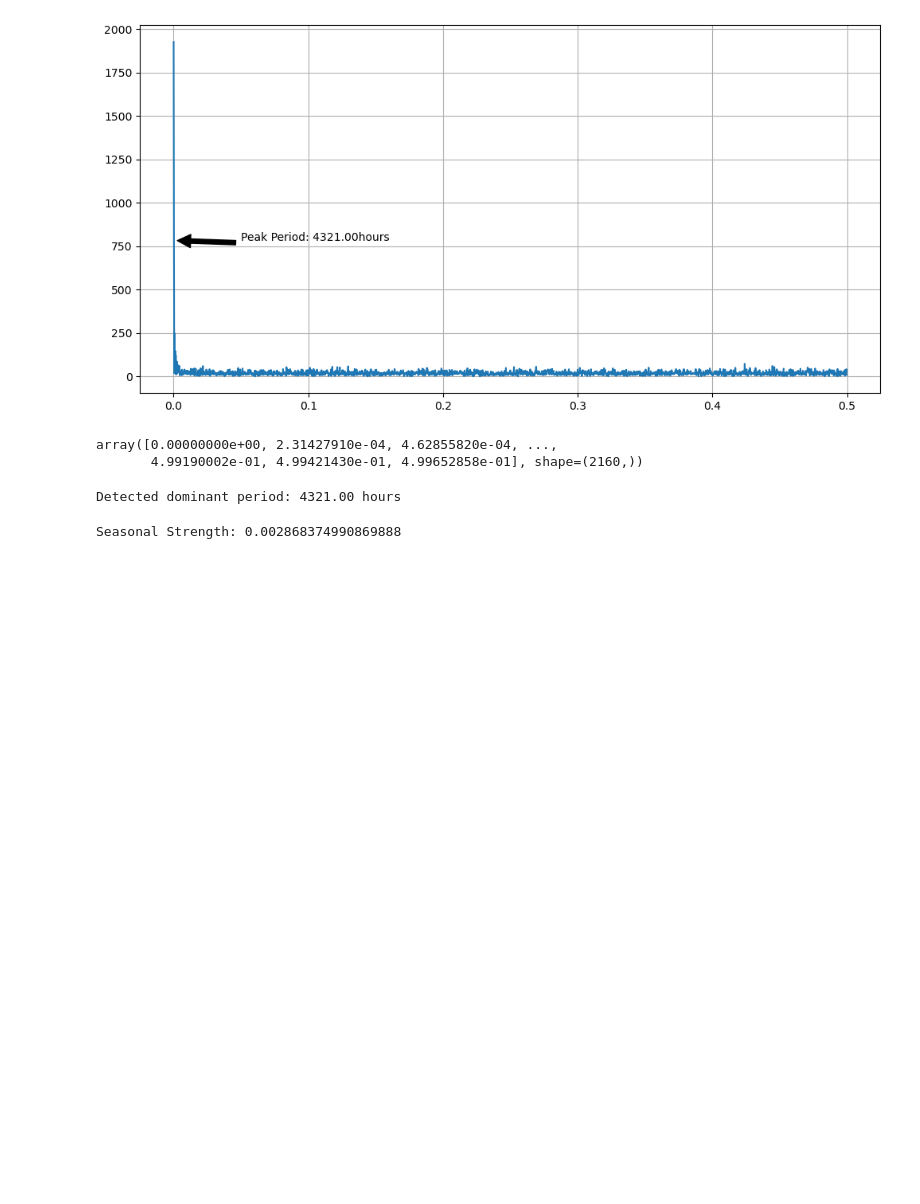
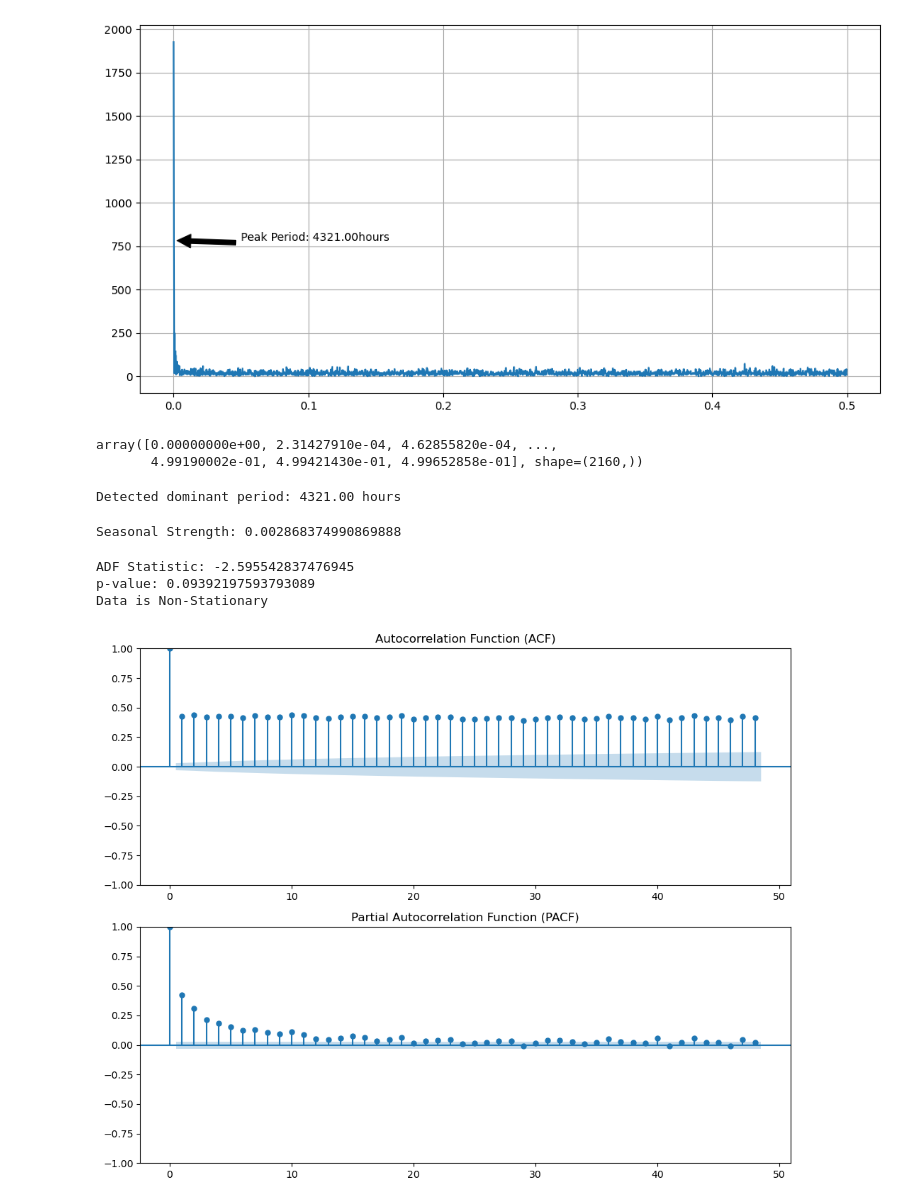
Before and after one commit to mailech/SmartEnergy-Consumption, a Jupyter notebook: Preprocessing.ipynb, the cells around one changed output. Saved outputs shown, nothing was run; the diff lists cells and outputs as text; code cells hidden in the pictures; blank space fills up the shorter version.

```diff
--- a/Preprocessing.ipynb
+++ b/Preprocessing.ipynb
@@ -142,3 +142,37 @@ seasonal_strength = decomposition.seasonal.var() / df_clean['total_power'].var()
 print("Seasonal Strength:", seasonal_strength)
 # %% [output]
 Seasonal Strength: 0.002868374990869888
+# %%
+from statsmodels.tsa.stattools import adfuller
+
+def adf_test(series):
+    result = adfuller(series, autolag='AIC')
+
+    print(f"ADF Statistic: {result[0]}")
+    print(f"p-value: {result[1]}")
+
+    if result[1] <= 0.05:
+        print("Data is Stationary")
+    else:
+        print("Data is Non-Stationary")
+
+adf_test(df_clean['total_power'])
+# %% [output]
+ADF Statistic: -2.595542837476945
+p-value: 0.09392197593793089
+Data is Non-Stationary
+# %%
+from statsmodels.graphics.tsaplots import plot_acf, plot_pacf
+
+fig, (ax1, ax2) = plt.subplots(2, 1, figsize=(10,8))
+
+plot_acf(df_clean['total_power'], lags=48, ax=ax1)
+ax1.set_title("Autocorrelation Function (ACF)")
+
+plot_pacf(df_clean['total_power'], lags=48, ax=ax2)
+ax2.set_title("Partial Autocorrelation Function (PACF)")
+
+plt.tight_layout()
+plt.show()
+# %% [output]
+[figure, added]
```
Also changed, not shown: parts of 6 cells of this notebook.
